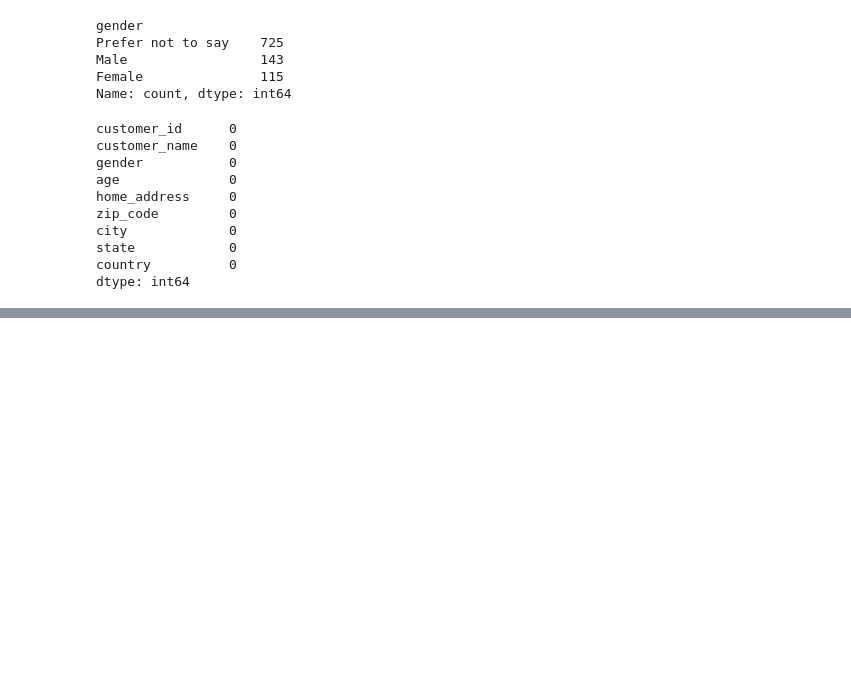
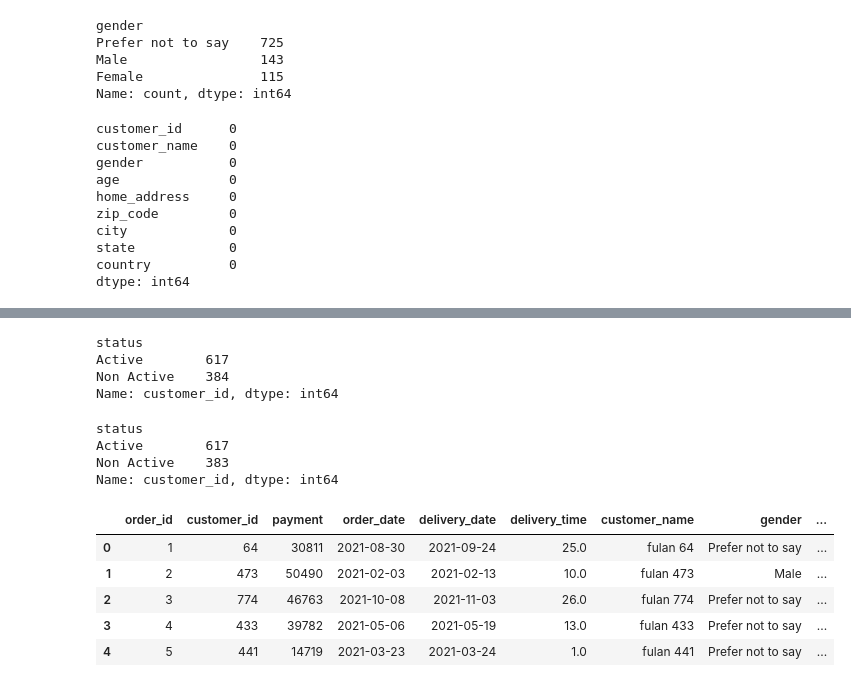
Before and after one commit to Fatah03111995/phyton, a Jupyter notebook: case_dicoshop/notebook.ipynb/analysis_data.ipynb, the cells around one changed output, grey strips where cells are left out. Drawn from its saved outputs; the diff is of its cells as text; code cells hidden in the pictures; blank space fills up the shorter version.

```diff
--- a/case_dicoshop/notebook.ipynb/analysis_data.ipynb
+++ b/case_dicoshop/notebook.ipynb/analysis_data.ipynb
@@ -195,0 +286,31 @@ dtype: int64
+# %%
+customers_df.groupby(by='status').customer_id.count()
+# %% [output]
+status
+Active        617
+Non Active    384
+Name: customer_id, dtype: int64
+# %%
+customers_df.groupby(by='status').customer_id.nunique()
+# %% [output]
+status
+Active        617
+Non Active    383
+Name: customer_id, dtype: int64
+# %%
+merge_df = pd.merge(
+    left = orders_df,
+    right = customers_df,
+    how = 'left',
+    left_on = 'customer_id',
+    right_on = 'customer_id'
+)
+
+merge_df.head()
+# %% [output]
+|  | order_id | customer_id | payment | order_date | delivery_date | delivery_time | customer_name | gender | ... |
+| 0 | 1 | 64 | 30811 | 2021-08-30 | 2021-09-24 | 25.0 | fulan 64 | Prefer not to say | ... |
+| 1 | 2 | 473 | 50490 | 2021-02-03 | 2021-02-13 | 10.0 | fulan 473 | Male | ... |
+| 2 | 3 | 774 | 46763 | 2021-10-08 | 2021-11-03 | 26.0 | fulan 774 | Prefer not to say | ... |
+| 3 | 4 | 433 | 39782 | 2021-05-06 | 2021-05-19 | 13.0 | fulan 433 | Prefer not to say | ... |
+| 4 | 5 | 441 | 14719 | 2021-03-23 | 2021-03-24 | 1.0 | fulan 441 | Prefer not to say | ... |
```
Also changed, not shown: parts of 10 cells of this notebook, 3 other files.
